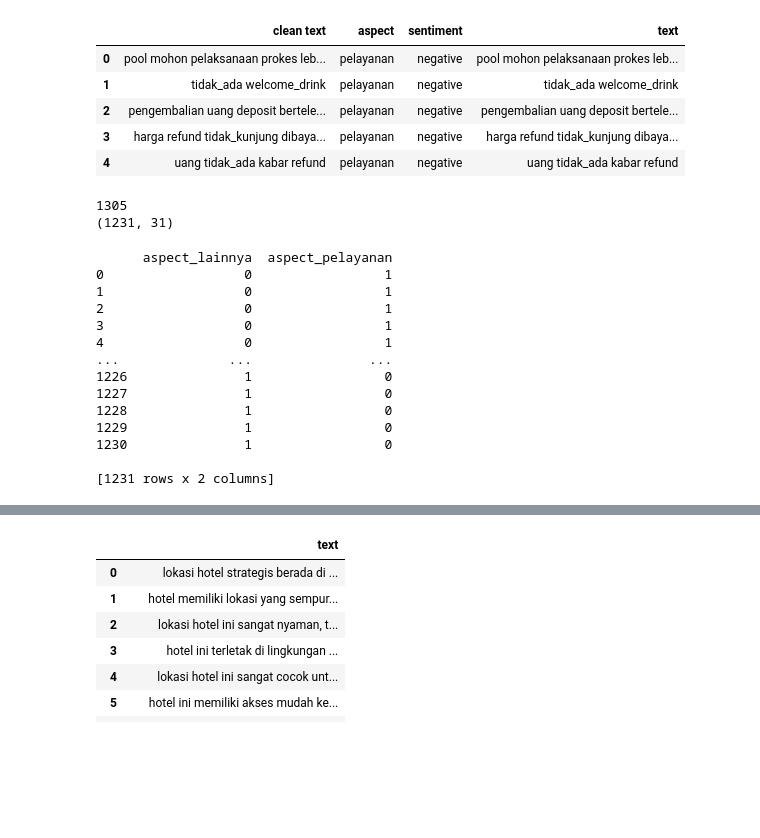
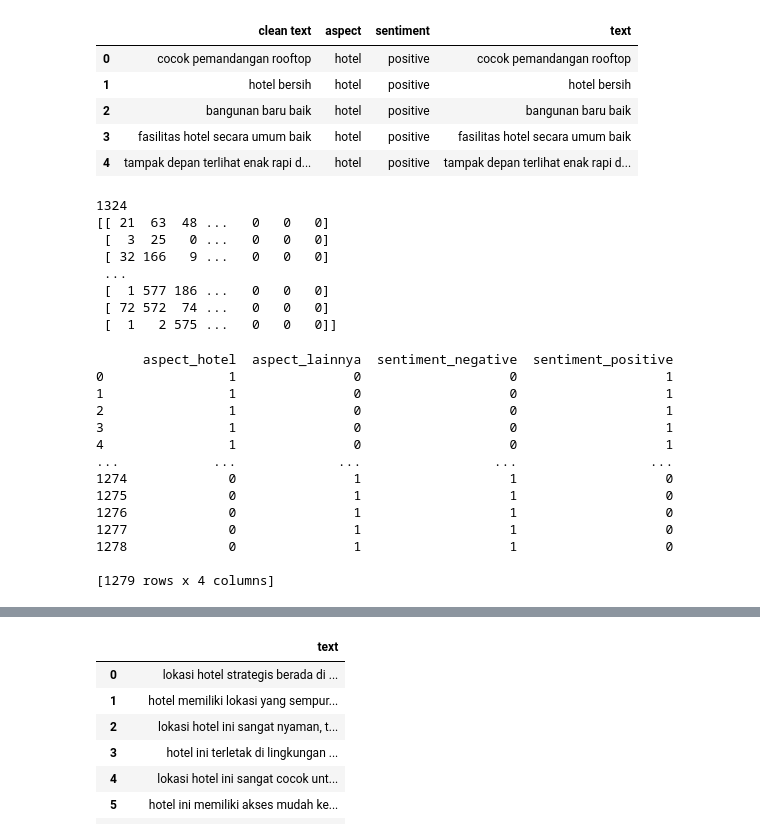
Before and after one commit to windiastri/multi-aspect-analysis, a Jupyter notebook: multi-aspect-v2.ipynb, the cells around one changed output, grey strips where cells are left out. Drawn from its saved outputs; the diff is of its cells as text; code cells hidden in the pictures; blank space fills up the shorter version.

```diff
--- a/multi-aspect-v2.ipynb
+++ b/multi-aspect-v2.ipynb
@@ -15,44 +17,50 @@ import seaborn as sns
 tokenizer=Tokenizer()
 # %%
-data_set = pd.read_excel('aspek pelayanan.xlsx')
+data_set = pd.read_excel('./data_training/aspek fasilitas hotel.xlsx')
 data_set['text'] = data_set['clean text']
 data_set.head()
 # %% [output]
 |  | clean text | aspect | sentiment | text |
-| 0 | pool mohon pelaksanaan prokes leb... | pelayanan | negative | pool mohon pelaksanaan prokes leb... |
-| 1 | tidak_ada welcome_drink | pelayanan | negative | tidak_ada welcome_drink |
-| 2 | pengembalian uang deposit bertele... | pelayanan | negative | pengembalian uang deposit bertele... |
-| 3 | harga refund tidak_kunjung dibaya... | pelayanan | negative | harga refund tidak_kunjung dibaya... |
-| 4 | uang tidak_ada kabar refund | pelayanan | negative | uang tidak_ada kabar refund |
+| 0 | cocok pemandangan rooftop | hotel | positive | cocok pemandangan rooftop |
+| 1 | hotel bersih | hotel | positive | hotel bersih |
+| 2 | bangunan baru baik | hotel | positive | bangunan baru baik |
+| 3 | fasilitas hotel secara umum baik | hotel | positive | fasilitas hotel secara umum baik |
+| 4 | tampak depan terlihat enak rapi d... | hotel | positive | tampak depan terlihat enak rapi d... |
 # %%
 tokenizer.fit_on_texts(data_set["text"].values)
-X_fasilitas=tokenizer.texts_to_sequences(data_set["text"].values)
-X_fasilitas=pad_sequences(X_fasilitas, maxlen=31, padding='post')
+X_data=tokenizer.texts_to_sequences(data_set["text"].values)
+X_data=pad_sequences(X_data, maxlen=31, padding='post')
 vocab_size = len(tokenizer.word_index) + 1
 
 print(vocab_size)
-print(X_fasilitas.shape)
+print(X_data)
 
 # len(X_harga)
 # %% [output]
-1305
-(1231, 31)
+1324
+[[ 21  63  48 ...   0   0   0]
+ [  3  25   0 ...   0   0   0]
+ [ 32 166   9 ...   0   0   0]
+ ...
+ [  1 577 186 ...   0   0   0]
+ [ 72 572  74 ...   0   0   0]
+ [  1   2 575 ...   0   0   0]]
 # %%
-y=pd.get_dummies(data_set[["aspect"]])
+y=pd.get_dummies(data_set[["aspect", "sentiment"]])
 print(y)
 # %% [output]
-      aspect_lainnya  aspect_pelayanan
-0                  0                 1
-1                  0                 1
-2                  0                 1
-3                  0                 1
-4                  0                 1
-...              ...               ...
-1226               1                 0
-1227               1                 0
-1228               1                 0
-1229               1                 0
-1230               1                 0
+      aspect_hotel  aspect_lainnya  sentiment_negative  sentiment_positive
+0                1               0                   0                   1
+1                1               0                   0                   1
+2                1               0                   0                   1
+3                1               0                   0                   1
+4                1               0                   0                   1
+...            ...             ...                 ...                 ...
+1274             0               1                   1                   0
+1275             0               1                   1                   0
+1276             0               1                   1                   0
+1277             0               1                   1                   0
+1278             0               1                   1                   0
 
-[1231 rows x 2 columns]
+[1279 rows x 4 columns]
 # %%
```
Also changed, not shown: parts of 7 cells of this notebook, 24 other files.
